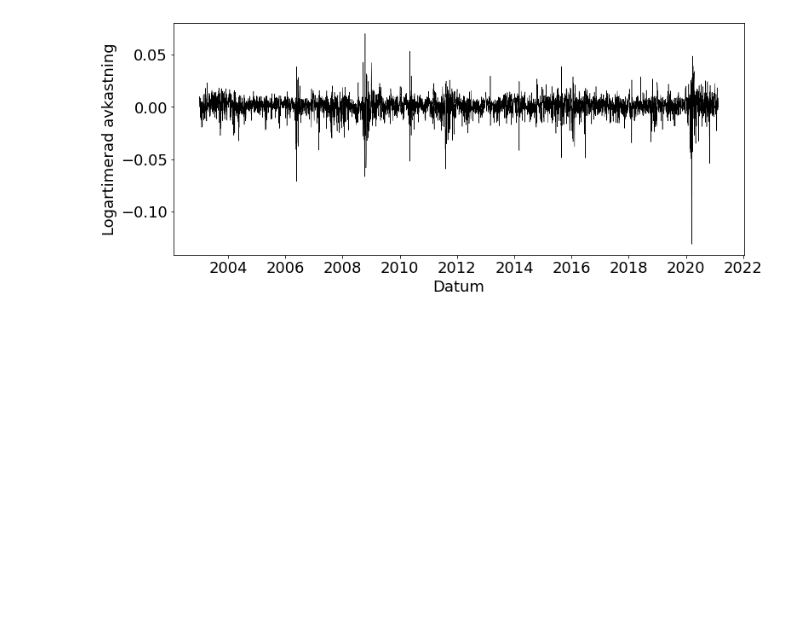
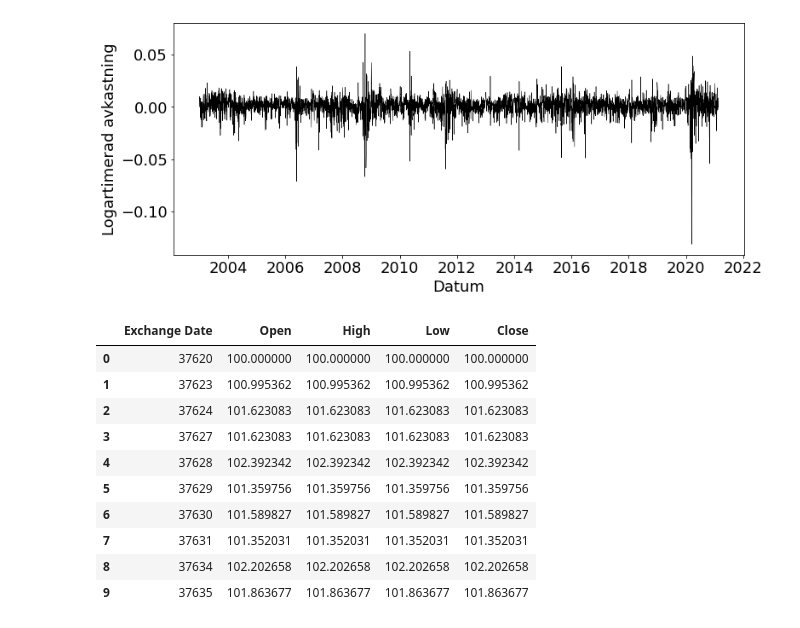
Before and after one commit to ulrikson/statistics-thesis, a Jupyter notebook: graphs.ipynb, the cells around one changed output. Saved outputs shown, nothing was run; the diff lists cells and outputs as text; code cells hidden in the pictures; blank space fills up the shorter version.

```diff
--- a/graphs.ipynb
+++ b/graphs.ipynb
@@ -41,3 +41,19 @@ plt.ylabel('Logartimerad avkastning')
 plt.savefig('img/logreturns.png')
 # %% [output]
 [figure]
+# %%
+df2 = pd.read_csv('data/clean_data.csv')
+
+df2.head(10)
+# %% [output]
+|  | Exchange Date | Open | High | Low | Close |
+| 0 | 37620 | 100.000000 | 100.000000 | 100.000000 | 100.000000 |
+| 1 | 37623 | 100.995362 | 100.995362 | 100.995362 | 100.995362 |
+| 2 | 37624 | 101.623083 | 101.623083 | 101.623083 | 101.623083 |
+| 3 | 37627 | 101.623083 | 101.623083 | 101.623083 | 101.623083 |
+| 4 | 37628 | 102.392342 | 102.392342 | 102.392342 | 102.392342 |
+| 5 | 37629 | 101.359756 | 101.359756 | 101.359756 | 101.359756 |
+| 6 | 37630 | 101.589827 | 101.589827 | 101.589827 | 101.589827 |
+| 7 | 37631 | 101.352031 | 101.352031 | 101.352031 | 101.352031 |
+| 8 | 37634 | 102.202658 | 102.202658 | 102.202658 | 102.202658 |
+| 9 | 37635 | 101.863677 | 101.863677 | 101.863677 | 101.863677 |
```
Also changed, not shown: parts of 3 cells of this notebook, 1 other file.
